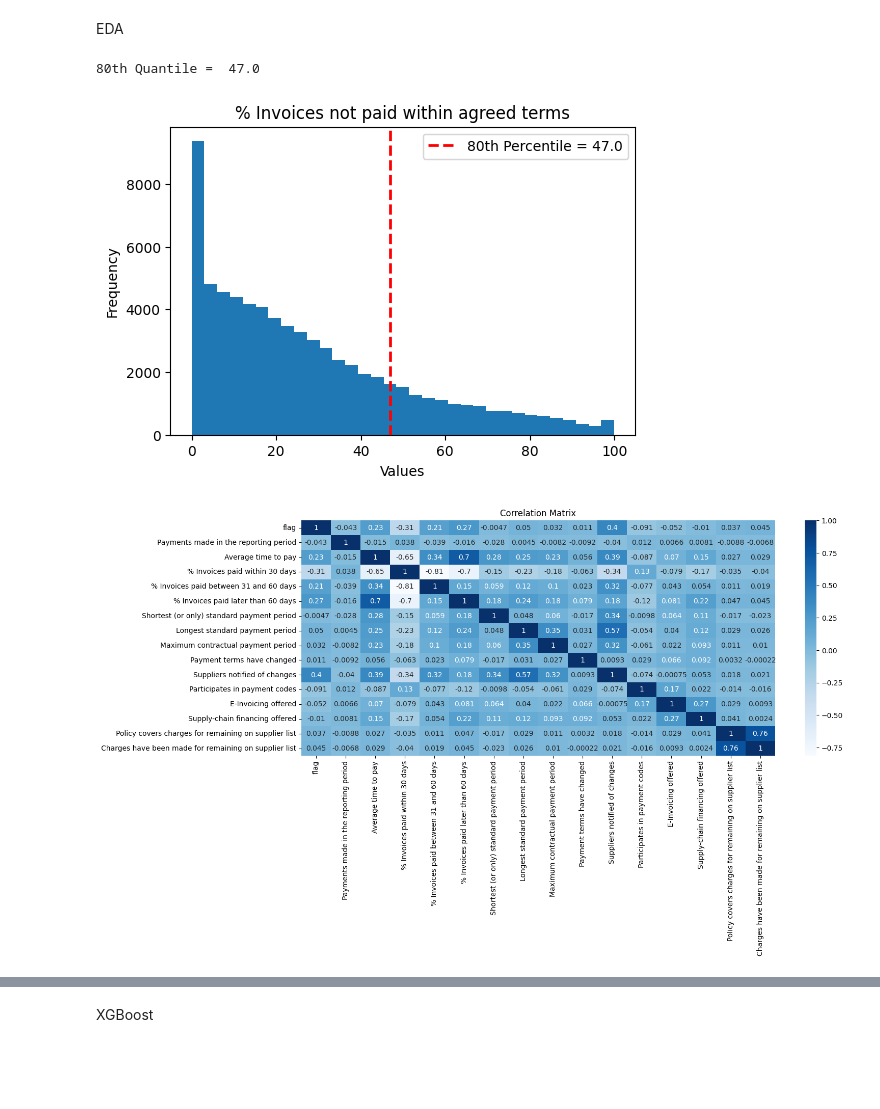
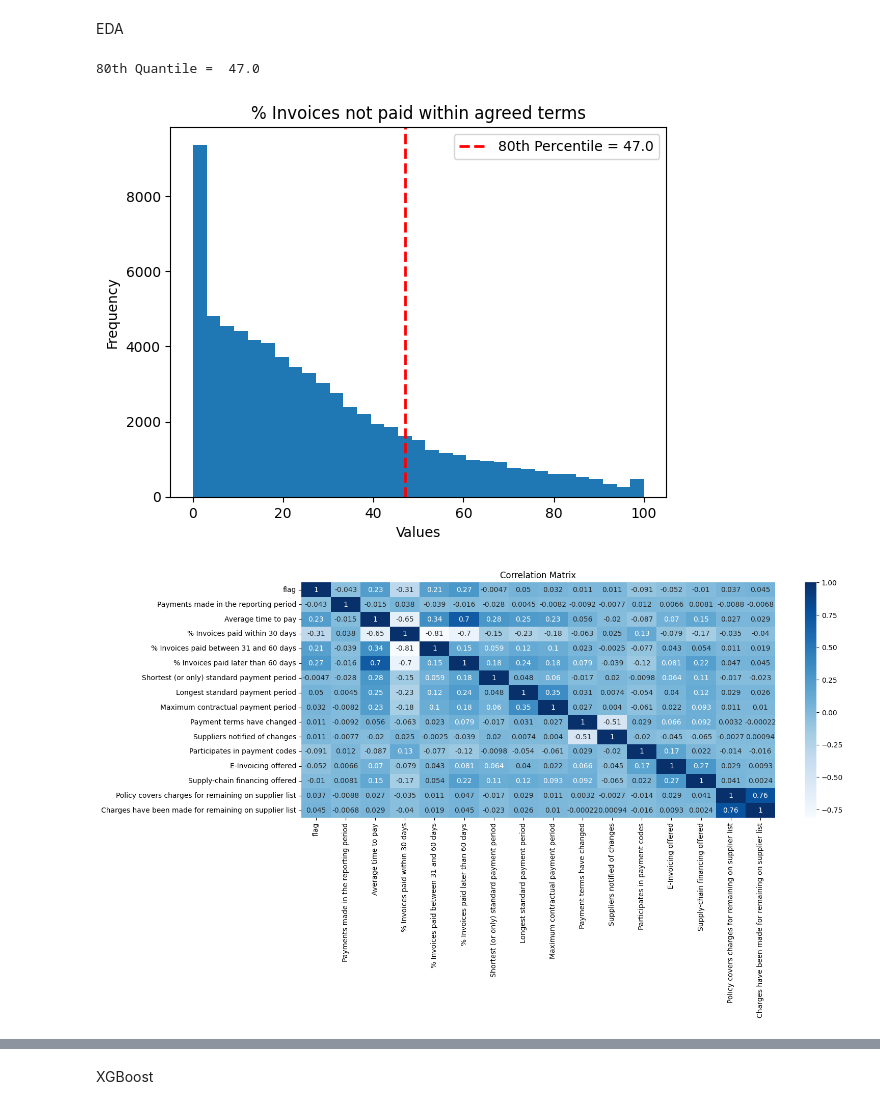
Before and after one commit to Lasya-t07/mini-proj, a Jupyter notebook: newdata.ipynb, the cells around one changed output, grey strips where cells are left out. Cells and saved outputs as stored; diff of their text form; code cells hidden in the pictures; blank space fills up the shorter version.

```diff
--- a/newdata.ipynb
+++ b/newdata.ipynb
@@ -56,6 +57,7 @@ Handling missing data
 data = data.dropna(subset=['E-Invoicing offered'])
 # %%
 data['Payments made in the reporting period'].fillna(0, inplace=True)
+data['Suppliers notified of changes'].fillna(1, inplace=True)
 # %%
 for col in numerical_features:
     data[col] = data[col].fillna(data[col].mean())
@@ -105,7 +107,7 @@ plt.legend()
 plt.show()
 # %% [output]
 80th Quantile =  47.0
-[figure, old version]
+[figure, new version]
 # %%
 # Creating target column 'flag' based on the 80th percentile
 data['flag'] = 0
@@ -114,32 +116,22 @@ data.drop(columns=['% Invoices not paid within agreed terms'],inplace=True)
 # %%
 # Correlation Analysis
 new_order=[     'flag',
                 'Payments made in the reporting period', 'Average time to pay',
                 '% Invoices paid within 30 days',
                 '% Invoices paid between 31 and 60 days',
                 '% Invoices paid later than 60 days',
                 'Shortest (or only) standard payment period',
                 'Longest standard payment period', 'Maximum contractual payment period',
                 'Payment terms have changed', 'Suppliers notified of changes',
                 'Participates in payment codes', 'E-Invoicing offered',
                 'Supply-chain financing offered',
                 'Policy covers charges for remaining on supplier list',
                 'Charges have been made for remaining on supplier list']
 # Visualize the relationship between numerical columns using a correlation matrix
 correlation_matrix = data.reindex(columns=new_order).corr()
 plt.figure(figsize=(15, 6))
 sns.heatmap(correlation_matrix,annot=True,cmap='Blues')
 plt.title('Correlation Matrix')
 plt.show()
-
-# Visualize the distribution of categorical columns
-categorical_columns = data.select_dtypes(include=['object', 'bool']).columns
-for column in categorical_columns:
-    plt.figure(figsize=(15, 6))
-    sns.countplot(data[column])
-    plt.title(f'Distribution of {column}')
-    plt.xlabel(column)
-    plt.ylabel('Count')
-    plt.show()
 # %% [output]
-[figure, old version]
+[figure, new version]
```
Also changed, not shown: parts of 23 cells of this notebook, 5 other files.
